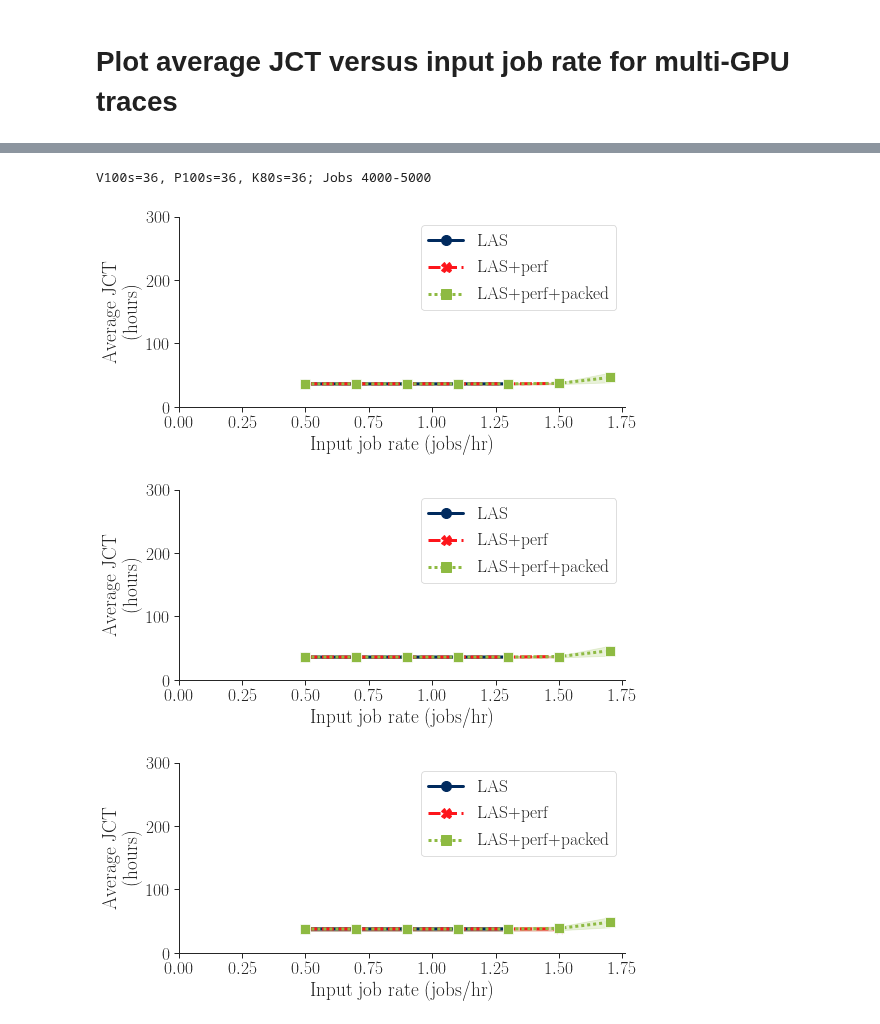
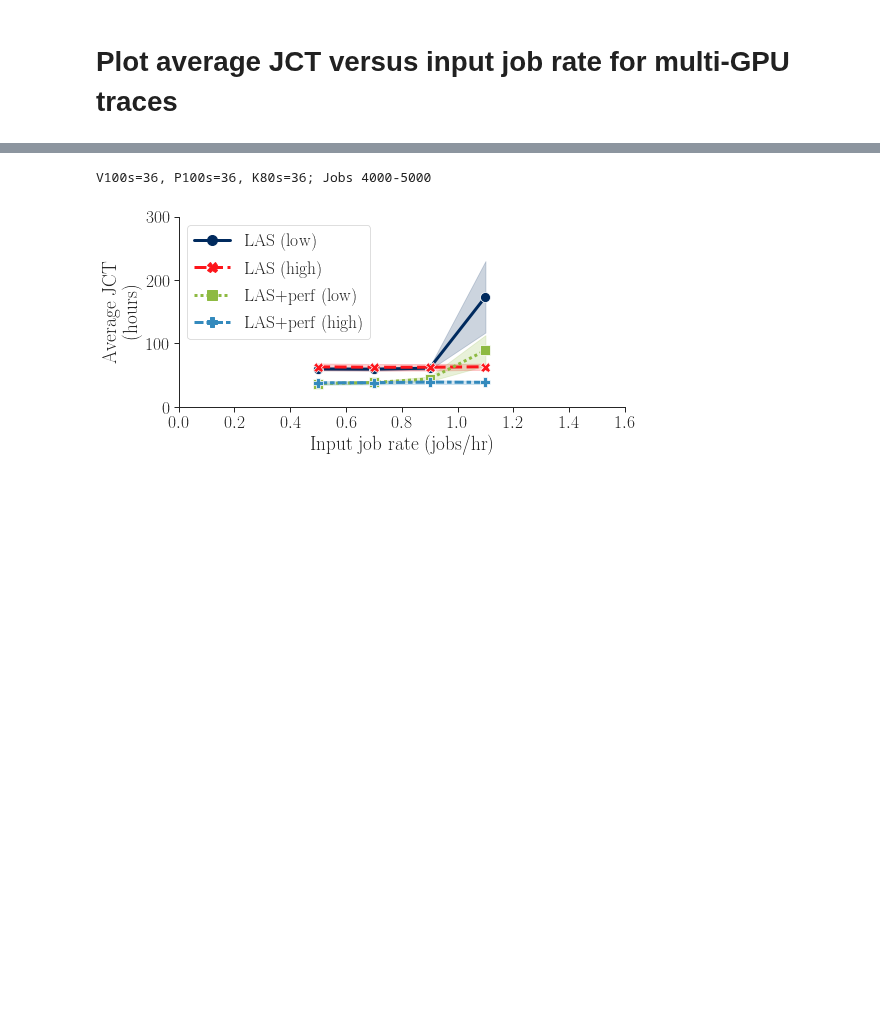
Before and after one commit to stanford-futuredata/gavel, a Jupyter notebook: scheduler/notebooks/figures/evaluation/fairness_with_priorities.ipynb, the cells around one changed output, grey strips where cells are left out. Saved outputs shown, nothing was run; the diff lists cells and outputs as text; code cells hidden in the pictures; blank space fills up the shorter version.

```diff
--- a/scheduler/notebooks/figures/evaluation/fairness_with_priorities.ipynb
+++ b/scheduler/notebooks/figures/evaluation/fairness_with_priorities.ipynb
@@ -287,7 +227,7 @@ V100s=48, P100s=32, K80s=16; Jobs 4000-5000
 # Plot average JCT versus input job rate for multi-GPU traces
 # %%
 multigpu_logfile_paths = sorted(get_logfile_paths(
-    "/lfs/1/deepak/gpusched/scheduler/logs/multi_gpu_trace_fairness_priorities_final/"))
+    "/lfs/1/deepak/gpusched/scheduler/logs/multi_gpu_trace_fairness_priorities_final_v2/"))
 # %%
 print("V100s=64, P100s=0, K80s=0; Jobs 4000-5000")
 plot_metric_vs_inverse_lambda(
@@ -325,37 +249,21 @@ V100s=64, P100s=0, K80s=0; Jobs 4000-5000
 # %%
 print("V100s=36, P100s=36, K80s=36; Jobs 4000-5000")
 plot_metric_vs_inverse_lambda(
     multigpu_logfile_paths,
     v100s=36, p100s=36, k80s=36,
-    policies=["fifo", "max_min_fairness", "max_min_fairness_perf",
-              "max_min_fairness_packed"],
-    metric_fn=lambda x: average_jct_fn(x, min_job_id=4000, max_job_id=5000),
+    policies=["max_min_fairness", "max_min_fairness_perf"],
+    metric_fns=[lambda x: average_jct_low_priority_fn(
+                    x, min_job_id=4000, max_job_id=5000),
+                lambda x: average_jct_high_priority_fn(
+                    x, min_job_id=4000, max_job_id=5000)],
+    metric_fn_labels=["low", "high"],
     metric_label="Average JCT\n(hours)",
+    xmax=1.6,
     ymax=300.0,
 )
-plot_metric_vs_inverse_lambda(
-    multigpu_logfile_paths,
-    v100s=36, p100s=36, k80s=36,
-    policies=["fifo", "max_min_fairness", "max_min_fairness_perf",
-              "max_min_fairness_packed"],
-    metric_fn=lambda x: average_jct_low_priority_fn(x, min_job_id=4000, max_job_id=5000),
-    metric_label="Average JCT\n(hours)",
-    ymax=300.0,
-)
-plot_metric_vs_inverse_lambda(
-    multigpu_logfile_paths,
-    v100s=36, p100s=36, k80s=36,
-    policies=["fifo", "max_min_fairness", "max_min_fairness_perf",
-              "max_min_fairness_packed"],
-    metric_fn=lambda x: average_jct_high_priority_fn(x, min_job_id=4000, max_job_id=5000),
-    metric_label="Average JCT\n(hours)",
-    ymax=300.0,
-)
 # %% [output]
 V100s=36, P100s=36, K80s=36; Jobs 4000-5000
-[figure, old version]
+[figure, new version]
-[figure, removed]
-[figure, removed]
 # %%
 print("V100s=48, P100s=32, K80s=16; Jobs 4000-5000")
 plot_metric_vs_inverse_lambda(
```
Also changed, not shown: parts of 7 cells of this notebook.
